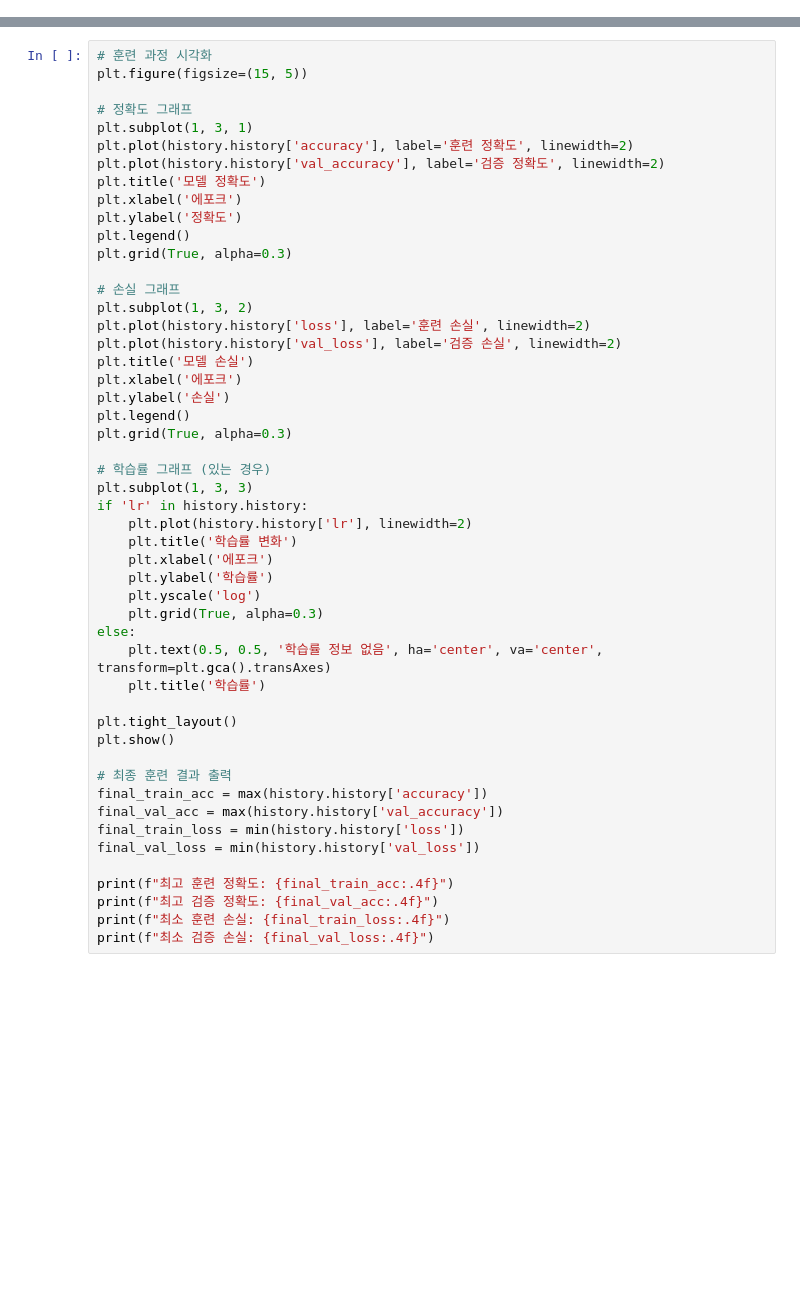
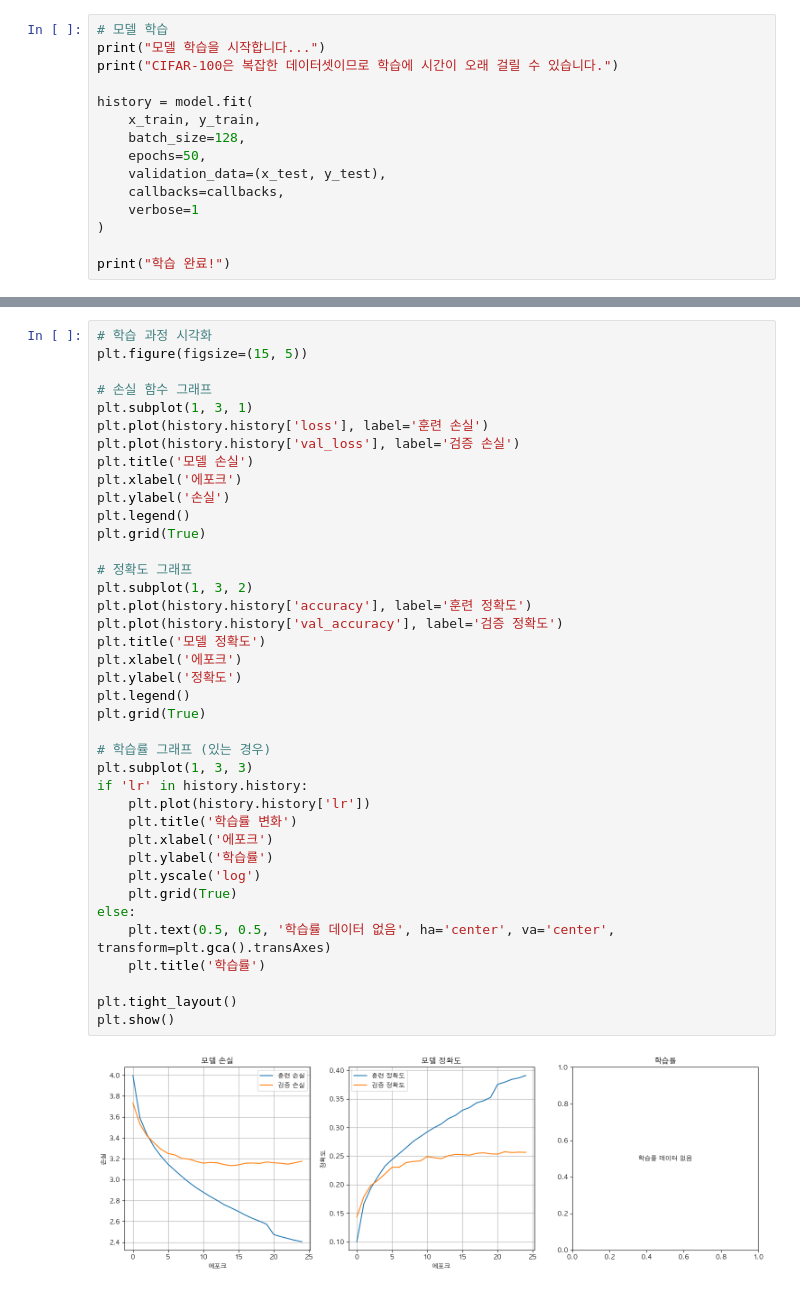
Before and after one commit to aaronsleepy/hg-mldl2, a Jupyter notebook: 004-cnn-basic/004-01.ipynb, the cells around one changed output, grey strips where cells are left out. Saved outputs shown, nothing was run; the diff lists cells and outputs as text; blank space fills up the shorter version.

```diff
--- a/004-cnn-basic/004-01.ipynb
+++ b/004-cnn-basic/004-01.ipynb
@@ -224,0 +275,15 @@ print("훈련 완료!")
+# %%
+# 모델 학습
+print("모델 학습을 시작합니다...")
+print("CIFAR-100은 복잡한 데이터셋이므로 학습에 시간이 오래 걸릴 수 있습니다.")
+
+history = model.fit(
+    x_train, y_train,
+    batch_size=128,
+    epochs=50,
+    validation_data=(x_test, y_test),
+    callbacks=callbacks,
+    verbose=1
+)
+
+print("학습 완료!")
@@ -225,50 +308,41 @@ print("훈련 완료!")
 # %%
-# 훈련 과정 시각화
+# 학습 과정 시각화
 plt.figure(figsize=(15, 5))
 
+# 손실 함수 그래프
+plt.subplot(1, 3, 1)
+plt.plot(history.history['loss'], label='훈련 손실')
+plt.plot(history.history['val_loss'], label='검증 손실')
+plt.title('모델 손실')
+plt.xlabel('에포크')
+plt.ylabel('손실')
+plt.legend()
+plt.grid(True)
+
 # 정확도 그래프
-plt.subplot(1, 3, 1)
-plt.plot(history.history['accuracy'], label='훈련 정확도', linewidth=2)
-plt.plot(history.history['val_accuracy'], label='검증 정확도', linewidth=2)
+plt.subplot(1, 3, 2)
+plt.plot(history.history['accuracy'], label='훈련 정확도')
+plt.plot(history.history['val_accuracy'], label='검증 정확도')
 plt.title('모델 정확도')
 plt.xlabel('에포크')
 plt.ylabel('정확도')
 plt.legend()
-plt.grid(True, alpha=0.3)
-
-# 손실 그래프
-plt.subplot(1, 3, 2)
-plt.plot(history.history['loss'], label='훈련 손실', linewidth=2)
-plt.plot(history.history['val_loss'], label='검증 손실', linewidth=2)
-plt.title('모델 손실')
-plt.xlabel('에포크')
-plt.ylabel('손실')
-plt.legend()
-plt.grid(True, alpha=0.3)
+plt.grid(True)
 
 # 학습률 그래프 (있는 경우)
 plt.subplot(1, 3, 3)
 if 'lr' in history.history:
-    plt.plot(history.history['lr'], linewidth=2)
+    plt.plot(history.history['lr'])
     plt.title('학습률 변화')
     plt.xlabel('에포크')
     plt.ylabel('학습률')
     plt.yscale('log')
-    plt.grid(True, alpha=0.3)
+    plt.grid(True)
 else:
-    plt.text(0.5, 0.5, '학습률 정보 없음', ha='center', va='center', transform=plt.gca().transAxes)
+    plt.text(0.5, 0.5, '학습률 데이터 없음', ha='center', va='center', transform=plt.gca().transAxes)
     plt.title('학습률')
 
 plt.tight_layout()
 plt.show()
-
-# 최종 훈련 결과 출력
-final_train_acc = max(history.history['accuracy'])
-final_val_acc = max(history.history['val_accuracy'])
-final_train_loss = min(history.history['loss'])
-final_val_loss = min(history.history['val_loss'])
-
-print(f"최고 훈련 정확도: {final_train_acc:.4f}")
-print(f"최고 검증 정확도: {final_val_acc:.4f}")
-print(f"최소 훈련 손실: {final_train_loss:.4f}")
-print(f"최소 검증 손실: {final_val_loss:.4f}")
+# %% [output]
+[figure, added]
```
Also changed, not shown: parts of 24 cells of this notebook, 2 other files.
